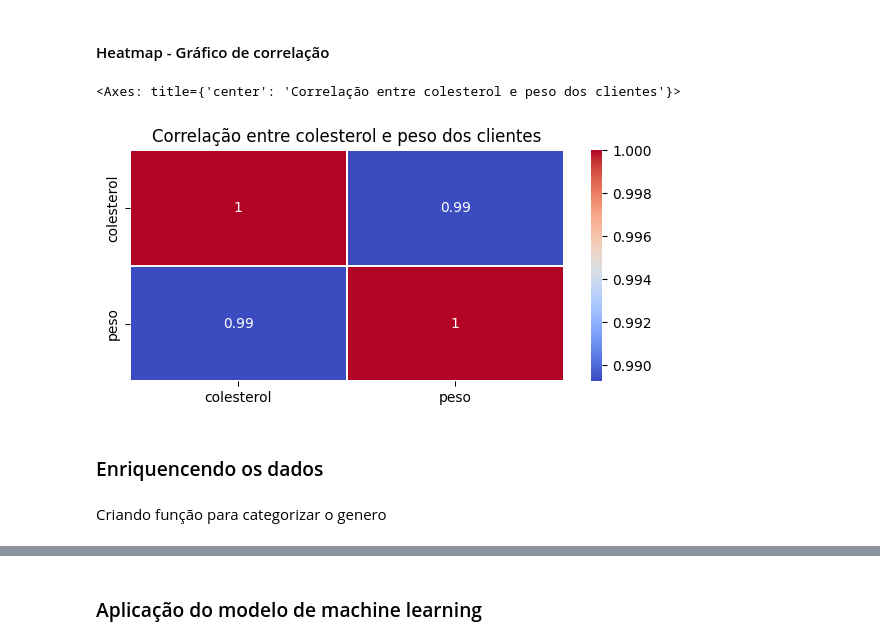
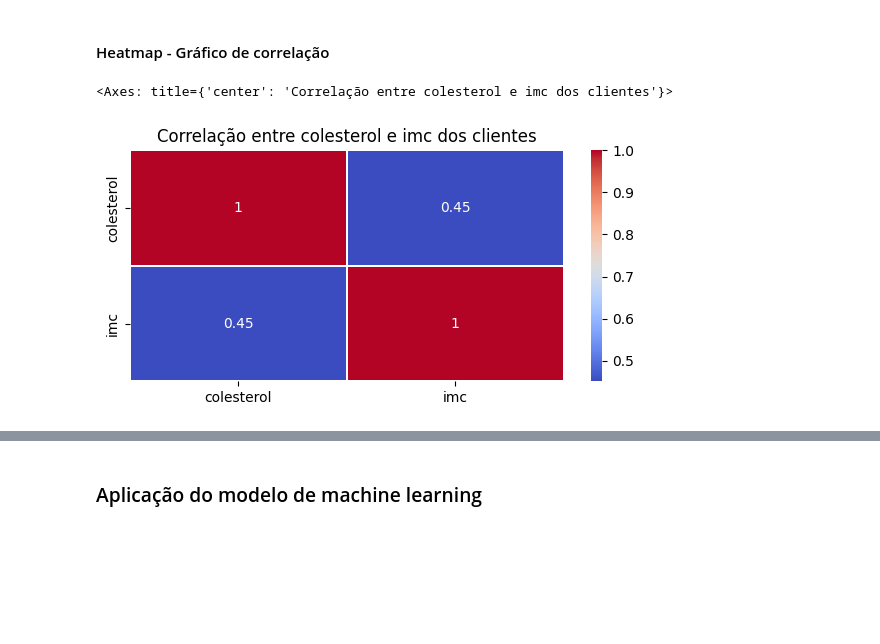
Before and after one commit to magalhaesaamanda/EDA_Operadora_Saude, a Jupyter notebook: Eda_Operadora_de_saude.ipynb, the cells around one changed output, grey strips where cells are left out. Saved outputs shown, nothing was run; the diff lists cells and outputs as text; code cells hidden in the pictures; blank space fills up the shorter version.

Commit message:
update Tratativa

```diff
--- a/Eda_Operadora_de_saude.ipynb
+++ b/Eda_Operadora_de_saude.ipynb
@@ -31,7 +32,7 @@ plotly:5.13.0
 # %%
 # Dados mesclados e tratados
 
-op_saude = pd.read_csv('tratativa\merged_operadora_saude.csv', sep= ',', encoding= 'latin-1')
+op_saude = pd.read_csv('tratativa\merged_operadora_saude.csv', sep= ',')
 # %% [markdown]
 ### Manipulação e visualização de dados
 # %% [markdown]
@@ -112,14 +113,10 @@ sns.boxplot(x = 'idade', data= op_saude, orient= 'h')
 # %%
 # Correlação entre colesterol e peso dos clientes
 
 plt.figure(figsize=(7,3))
-plt.title("Correlação entre colesterol e peso dos clientes")
-corr_col_e_pes = op_saude[['colesterol', 'peso']]
+plt.title("Correlação entre colesterol e imc dos clientes")
+corr_col_e_pes = op_saude[['colesterol', 'imc']]
 sns.heatmap(corr_col_e_pes.corr(), cmap = 'coolwarm', linewidths= 0.1, linecolor='white', annot= True)
 # %% [output]
-<Axes: title={'center': 'Correlação entre colesterol e peso dos clientes'}>
+<Axes: title={'center': 'Correlação entre colesterol e imc dos clientes'}>
-[figure, old version]
+[figure, new version]
-# %% [markdown]
-### Enriquencendo os dados
-# %% [markdown]
- Criando função para categorizar o genero
```
Also changed, not shown: parts of 23 cells of this notebook, 2 other files.
